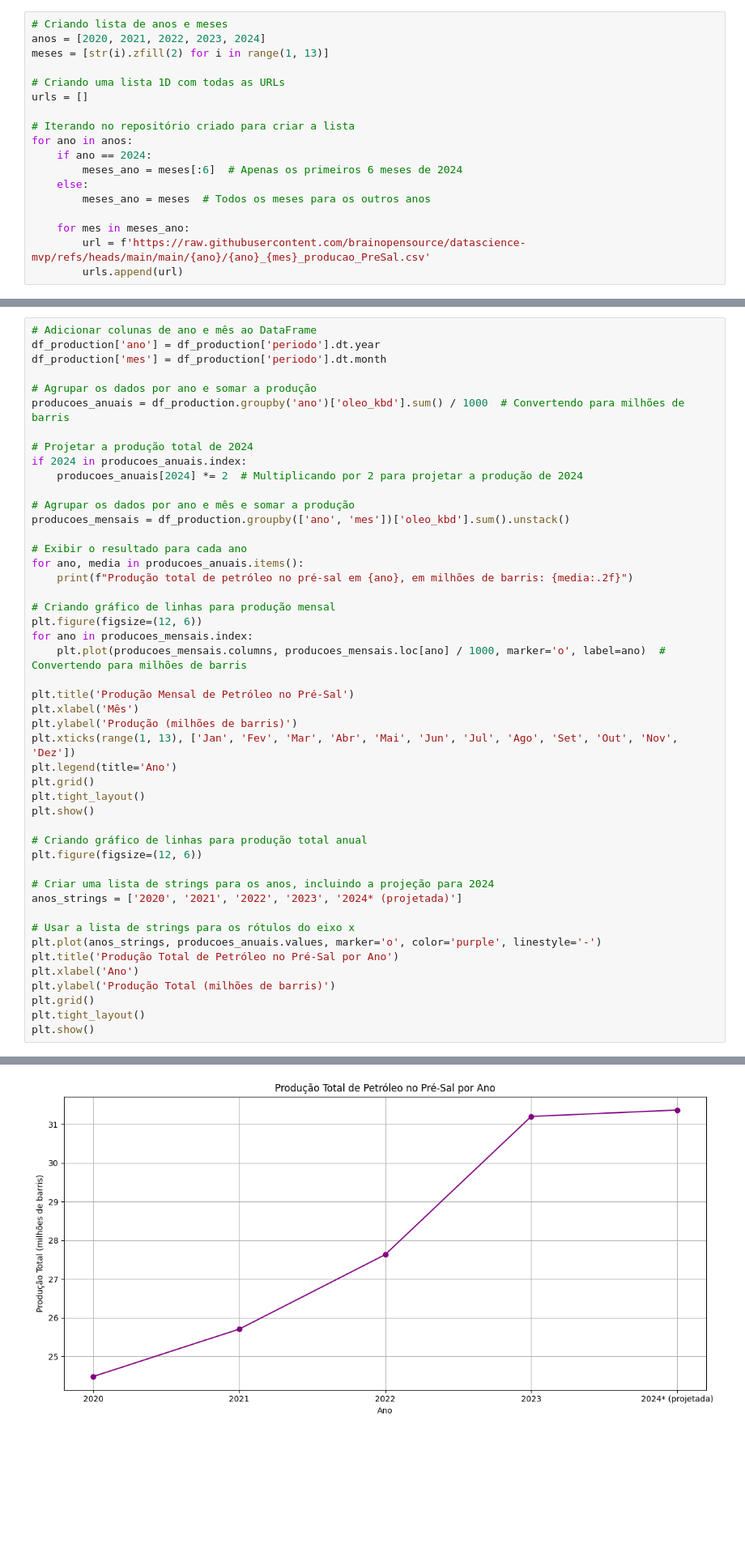
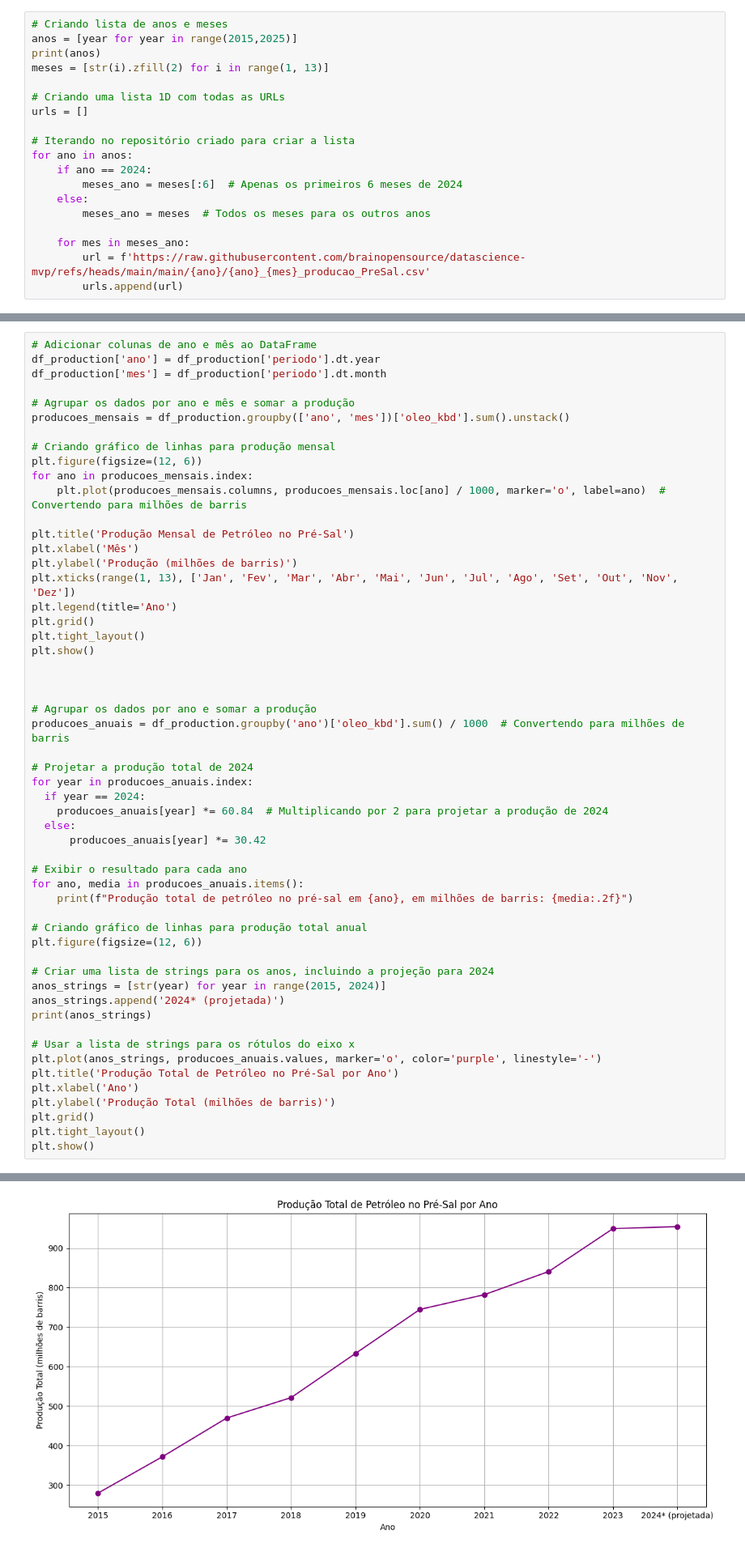
Before and after one commit to brainopensource/datascience-mvp, a Jupyter notebook: MVP_Análise_de_Dados_e_Boas_Práticas.ipynb, the cells around one changed output, grey strips where cells are left out. Shown at 81% size. Saved outputs shown, nothing was run; the diff lists cells and outputs as text; blank space fills up the shorter version.

```diff
--- a/MVP_Análise_de_Dados_e_Boas_Práticas.ipynb
+++ b/MVP_Análise_de_Dados_e_Boas_Práticas.ipynb
@@ -76,7 +76,8 @@ Conforme sugerido, os dados foram disponibilizados publicamente no repositório
 [Link do Repositório](https://github.com/brainopensource/datascience-mvp)
 # %%
 # Criando lista de anos e meses
-anos = [2020, 2021, 2022, 2023, 2024]
+anos = [year for year in range(2015,2025)]
+print(anos)
 meses = [str(i).zfill(2) for i in range(1, 13)]
 
 # Criando uma lista 1D com todas as URLs
@@ -443,19 +446,8 @@ Para 2024, a produção está projetada para alcançar mais de 32 milhões de ba
 df_production['ano'] = df_production['periodo'].dt.year
 df_production['mes'] = df_production['periodo'].dt.month
 
-# Agrupar os dados por ano e somar a produção
-producoes_anuais = df_production.groupby('ano')['oleo_kbd'].sum() / 1000  # Convertendo para milhões de barris
-
-# Projetar a produção total de 2024
-if 2024 in producoes_anuais.index:
-    producoes_anuais[2024] *= 2  # Multiplicando por 2 para projetar a produção de 2024
-
 # Agrupar os dados por ano e mês e somar a produção
 producoes_mensais = df_production.groupby(['ano', 'mes'])['oleo_kbd'].sum().unstack()
-
-# Exibir o resultado para cada ano
-for ano, media in producoes_anuais.items():
-    print(f"Produção total de petróleo no pré-sal em {ano}, em milhões de barris: {media:.2f}")
 
 # Criando gráfico de linhas para produção mensal
 plt.figure(figsize=(12, 6))
@@ -471,11 +463,29 @@ plt.grid()
 plt.tight_layout()
 plt.show()
 
+
+
+# Agrupar os dados por ano e somar a produção
+producoes_anuais = df_production.groupby('ano')['oleo_kbd'].sum() / 1000  # Convertendo para milhões de barris
+
+# Projetar a produção total de 2024
+for year in producoes_anuais.index:
+  if year == 2024:
+    producoes_anuais[year] *= 60.84  # Multiplicando por 2 para projetar a produção de 2024
+  else:
+      producoes_anuais[year] *= 30.42
+
+# Exibir o resultado para cada ano
+for ano, media in producoes_anuais.items():
+    print(f"Produção total de petróleo no pré-sal em {ano}, em milhões de barris: {media:.2f}")
+
 # Criando gráfico de linhas para produção total anual
 plt.figure(figsize=(12, 6))
 
 # Criar uma lista de strings para os anos, incluindo a projeção para 2024
-anos_strings = ['2020', '2021', '2022', '2023', '2024* (projetada)']
+anos_strings = [str(year) for year in range(2015, 2024)]
+anos_strings.append('2024* (projetada)')
+print(anos_strings)
 
 # Usar a lista de strings para os rótulos do eixo x
 plt.plot(anos_strings, producoes_anuais.values, marker='o', color='purple', linestyle='-')
@@ -495 +511 @@ Produção total de petróleo no pré-sal em 2024, em milhões de barris: 31.37
-[figure, old version]
+[figure, new version]
```
Also changed, not shown: parts of 25 cells of this notebook.
